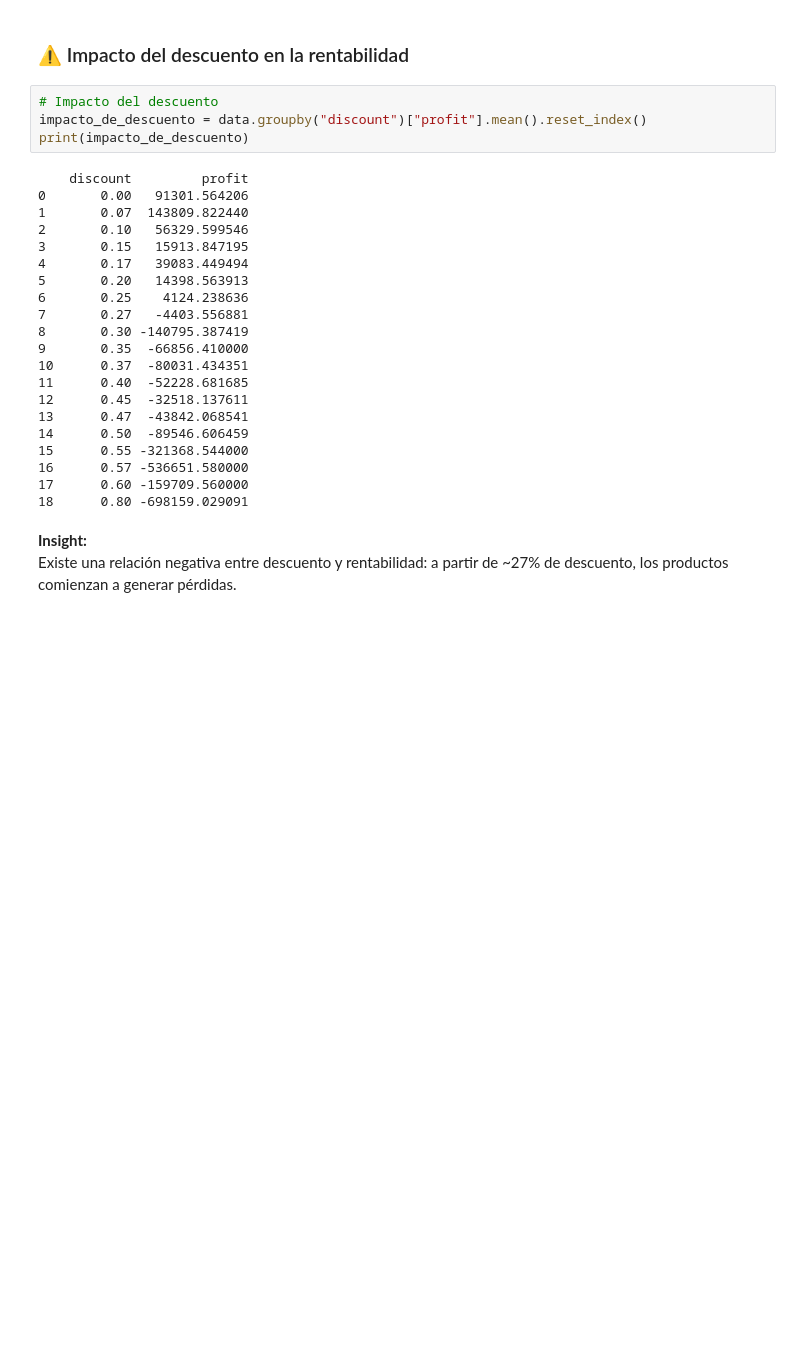
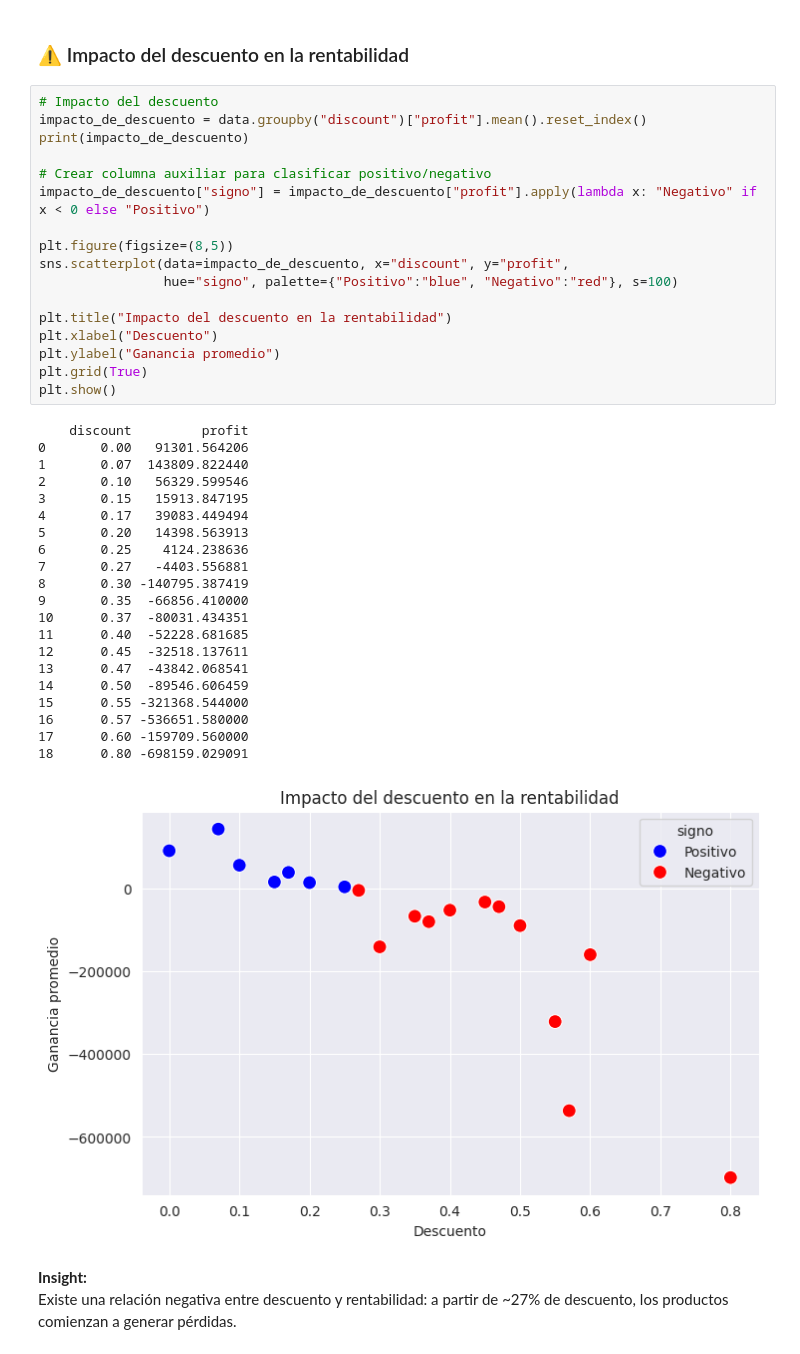
Before and after one commit to barvl/superstore-korea-analytics, a Jupyter notebook: notebook/analysis.ipynb, the cells around one changed output. Saved outputs shown, nothing was run; the diff lists cells and outputs as text; blank space fills up the shorter version.

Commit message:
Actualización del notebook: análisis gráfico del impacto del descuento

```diff
--- a/notebook/analysis.ipynb
+++ b/notebook/analysis.ipynb
@@ -294,28 +294,42 @@ print(profit_por_categoria)
 # %%
 # Impacto del descuento
 impacto_de_descuento = data.groupby("discount")["profit"].mean().reset_index()
 print(impacto_de_descuento)
+
+# Crear columna auxiliar para clasificar positivo/negativo
+impacto_de_descuento["signo"] = impacto_de_descuento["profit"].apply(lambda x: "Negativo" if x < 0 else "Positivo")
+
+plt.figure(figsize=(8,5))
+sns.scatterplot(data=impacto_de_descuento, x="discount", y="profit",
+                hue="signo", palette={"Positivo":"blue", "Negativo":"red"}, s=100)
+
+plt.title("Impacto del descuento en la rentabilidad")
+plt.xlabel("Descuento")
+plt.ylabel("Ganancia promedio")
+plt.grid(True)
+plt.show()
 # %% [output]
     discount         profit
 0       0.00   91301.564206
 1       0.07  143809.822440
 2       0.10   56329.599546
 3       0.15   15913.847195
 4       0.17   39083.449494
 5       0.20   14398.563913
 6       0.25    4124.238636
 7       0.27   -4403.556881
 8       0.30 -140795.387419
 9       0.35  -66856.410000
 10      0.37  -80031.434351
 11      0.40  -52228.681685
 12      0.45  -32518.137611
 13      0.47  -43842.068541
 14      0.50  -89546.606459
 15      0.55 -321368.544000
 16      0.57 -536651.580000
 17      0.60 -159709.560000
 18      0.80 -698159.029091
+[figure, added]
 # %% [markdown]
 **Insight:**
 Existe una relación negativa entre descuento y rentabilidad: a partir de ~27% de descuento, los productos comienzan a generar pérdidas.
```
